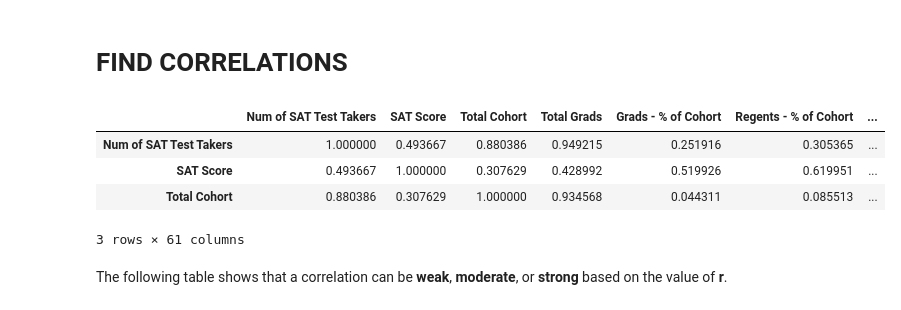
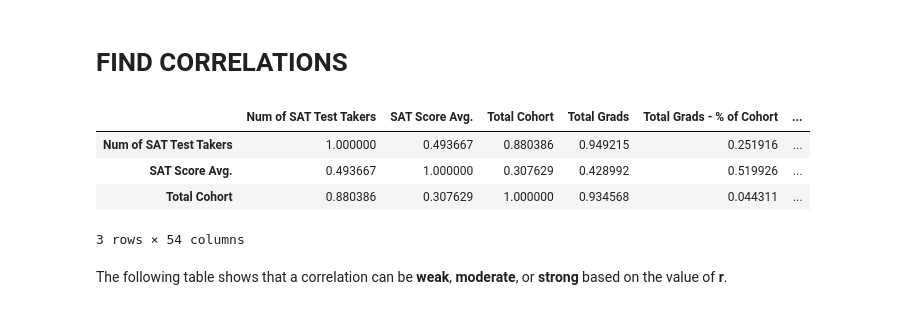
Before and after one commit to kshehzad221/Aggregating-and-Analyzing-NYC-High-School-Data, a Jupyter notebook: Schools.ipynb, the cells around one changed output. Cells and saved outputs as stored; diff of their text form; code cells hidden in the pictures.

```diff
--- a/Schools.ipynb
+++ b/Schools.ipynb
@@ -1083,6 +1117,6 @@ to_num_cols = ['Num of SAT Test Takers', 'AP Test Takers ', 'Total Exams Taken',
                'Regents w/o Advanced - % of cohort', 'Regents w/o Advanced - % of grads',
                'Local - % of cohort', 'Local - % of grads',
                'Still Enrolled - % of cohort',
-               'Dropped Out - % of cohort', 'grade9', 'grade10', 'grade11', 'grade12']
+               'Dropped Out - % of cohort']
 for col in to_num_cols:
     combined[col] = pd.to_numeric(combined[col], errors="coerce").round(1)
@@ -1089,3 +1175,5 @@ for col in to_num_cols:
+# %%
+combined.drop('total_students', axis=1, inplace=True)
 # %% [markdown]
 # Missing Data<a id='missing_combined'></a>
 # %%
@@ -1153,9 +1242,8 @@ The full dataset contains: 434 rows and 56 columns. Details for the requested co
 
 ... OUTPUT TRUNCATED ... remove truncate=True to display info about all columns
 # %%
-to_int_cols = ['Num of SAT Test Takers', 'SAT Score', 'Total Cohort', 'Total Grads - n', 'total_students',
-               'number_programs', 'NUMBER OF STUDENTS / SEATS FILLED', 'NUMBER OF SECTIONS', 'AVERAGE CLASS SIZE',
-               'SIZE OF SMALLEST CLASS', 'SIZE OF LARGEST CLASS', 'grade9', 'grade10', 'grade11', 'grade12', 'rr_s',
-               'N_s', 'N_t', 'N_p']
+to_int_cols = ['Num of SAT Test Takers', 'SAT Score Avg.', 'Total Cohort', 'Total Grads - n', 'number_programs',
+               'NUMBER OF STUDENTS / SEATS FILLED', 'NUMBER OF SECTIONS', 'AVERAGE CLASS SIZE',
+               'SIZE OF SMALLEST CLASS', 'SIZE OF LARGEST CLASS', 'rr_s']
 combined[to_int_cols].head()
 # %% [output]
@@ -1281,33 +1369,32 @@ Index(['DBN', 'SCHOOL NAME', 'Num of SAT Test Takers', 'SAT Score',
       dtype='object')
 # %%
 rename_dict = {'SCHOOL NAME': 'School Name', 'Total Grads - n': 'Total Grads',
-               'Total Grads - % of cohort': 'Grads - % of Cohort',
-               'Total Regents - % of cohort': 'Regents - % of Cohort',
-               'Total Regents - % of grads': 'Regents - % of Grads',
+               'Total Grads - % of cohort': 'Total Grads - % of Cohort',
+               'Total Regents - % of cohort': 'Total Regents - % of Cohort',
+               'Total Regents - % of grads': 'Total Regents - % of Grads',
                'Advanced Regents - % of cohort': 'Advanced Regents - % of Cohort',
                'Advanced Regents - % of grads': 'Advanced Regents - % of Grads',
-               'Regents w/o Advanced - % of cohort': 'Regents w/o Advanced - % of Cohort',
-               'Regents w/o Advanced - % of grads': 'Regents w/o Advanced - % of Grads',
+               'Regents w/o Advanced - % of cohort': 'Non-Advanced Regents - % of Cohort',
+               'Regents w/o Advanced - % of grads': 'Non-Advanced Regents - % of Grads',
                'Local - % of cohort': 'Local - % of Cohort', 'Local - % of grads': 'Local - % of Grads',
                'Still Enrolled - % of cohort': 'Still Enrolled - % of Cohort',
                'Dropped Out - % of cohort': 'Dropped Out - % of Cohort',
                'borough': 'Borough', 'primary_address_line_1': 'Address', 'city': 'City',
-               'total_students': 'Total Students', 'language_classes': 'Language Classes',
-               'extracurricular_activities': 'Extracurricular Activities', 'start_time': 'Start Time',
-               'end_time': 'End Time', 'se_services': 'SE Services', 'ell_programs': 'ELL Programs',
+               'language_classes': 'Language Classes', 'extracurricular_activities': 'Extracurricular Activities',
+               'start_time': 'Start Time', 'end_time': 'End Time', 'se_services': 'Special Education Services',
+               'ell_programs': 'English Language Learners Programs',
                'school_accessibility_description': 'Accessibility', 'number_programs': 'Number of Programs',
                'Location 1': 'Location', 'Lat': 'Latitude', 'Lon': 'Longitude',
                'NUMBER OF STUDENTS / SEATS FILLED': 'Number of Students/Seats Filled',
                'NUMBER OF SECTIONS': 'Number of Sections', 'AVERAGE CLASS SIZE': 'Average Class Size',
                'SIZE OF SMALLEST CLASS': 'Smallest Class Size', 'SIZE OF LARGEST CLASS': 'Largest Class Size',
-               'schoolyear': 'School Year', 'frl_percent': 'FRL %', 'total_enrollment': 'Total Enrollment',
-               'grade9': 'Grade9', 'grade10': 'Grade10', 'grade11': 'Grade11', 'grade12': 'Grade12',
-               'ell_percent': 'ELL %', 'sped_percent': 'SE %', 'asian_per': 'Asian %',
-               'black_per': 'Black %', 'hispanic_per': 'Hispanic %', 'white_per': 'White %', 'male_per': 'Male %',
-               'female_per': 'Female %', 'rr_s': 'Survey Response Rate - Students',
-               'rr_t': 'Survey Response Rate - Teachers', 'rr_p': 'Survey Response Rate - Parents',
-               'N_s': 'Number of Surveyed - Students', 'N_t': 'Number of Surveyed - Teachers',
-               'N_p': 'Number of Surveyed - Parents',
+               'schoolyear': 'School Year', 'frl_percent': 'Free and Reduced Lunch %',
+               'total_enrollment': 'Total Enrollment', 'ell_percent': 'English Language Learners %',
+               'sped_percent': 'Special Education %', 'asian_per': 'Asian %', 'black_per': 'Black %',
+               'hispanic_per': 'Hispanic %', 'white_per': 'White %', 'male_per': 'Male %',
+               'female_per': 'Female %',
+               'rr_s': 'Survey Response Rate - Students', 'rr_t': 'Survey Response Rate - Teachers',
+               'rr_p': 'Survey Response Rate - Parents',
                'saf_p_11': 'Safety Score - Parents', 'com_p_11': 'Communication Score - Parents',
                'eng_p_11': 'Engagement Score - Parents', 'aca_p_11': 'Academic Score - Parents',
                'saf_t_11': 'Safety Score - Teachers', 'com_t_11': 'Communication Score - Teachers',
@@ -1344,13 +1431,13 @@ Now let's go ahead and use the combined dataset to investigate the correlations
 # %%
 correlations = combined.corr()
 display(correlations.head(3))
-correlations = correlations['SAT Score'].sort_values() # filter and sort only the correlations with 'SAT Score'
+correlations = correlations['SAT Score Avg.'].sort_values() # filter and sort only the correlations with 'SAT Score'
 # %% [output]
-|  | Num of SAT Test Takers | SAT Score | Total Cohort | Total Grads | Grads - % of Cohort | Regents - % of Cohort | ... |
-| Num of SAT Test Takers | 1.000000 | 0.493667 | 0.880386 | 0.949215 | 0.251916 | 0.305365 | ... |
-| SAT Score | 0.493667 | 1.000000 | 0.307629 | 0.428992 | 0.519926 | 0.619951 | ... |
-| Total Cohort | 0.880386 | 0.307629 | 1.000000 | 0.934568 | 0.044311 | 0.085513 | ... |
+|  | Num of SAT Test Takers | SAT Score Avg. | Total Cohort | Total Grads | Total Grads - % of Cohort | ... |
+| Num of SAT Test Takers | 1.000000 | 0.493667 | 0.880386 | 0.949215 | 0.251916 | ... |
+| SAT Score Avg. | 0.493667 | 1.000000 | 0.307629 | 0.428992 | 0.519926 | ... |
+| Total Cohort | 0.880386 | 0.307629 | 1.000000 | 0.934568 | 0.044311 | ... |
-3 rows × 61 columns
+3 rows × 54 columns
 # %% [markdown]
 The following table shows that a correlation can be __weak__, __moderate__, or __strong__ based on the value of __r__.
 # %% [markdown]
```
Also changed, not shown: parts of 56 cells of this notebook, 4 other files.
